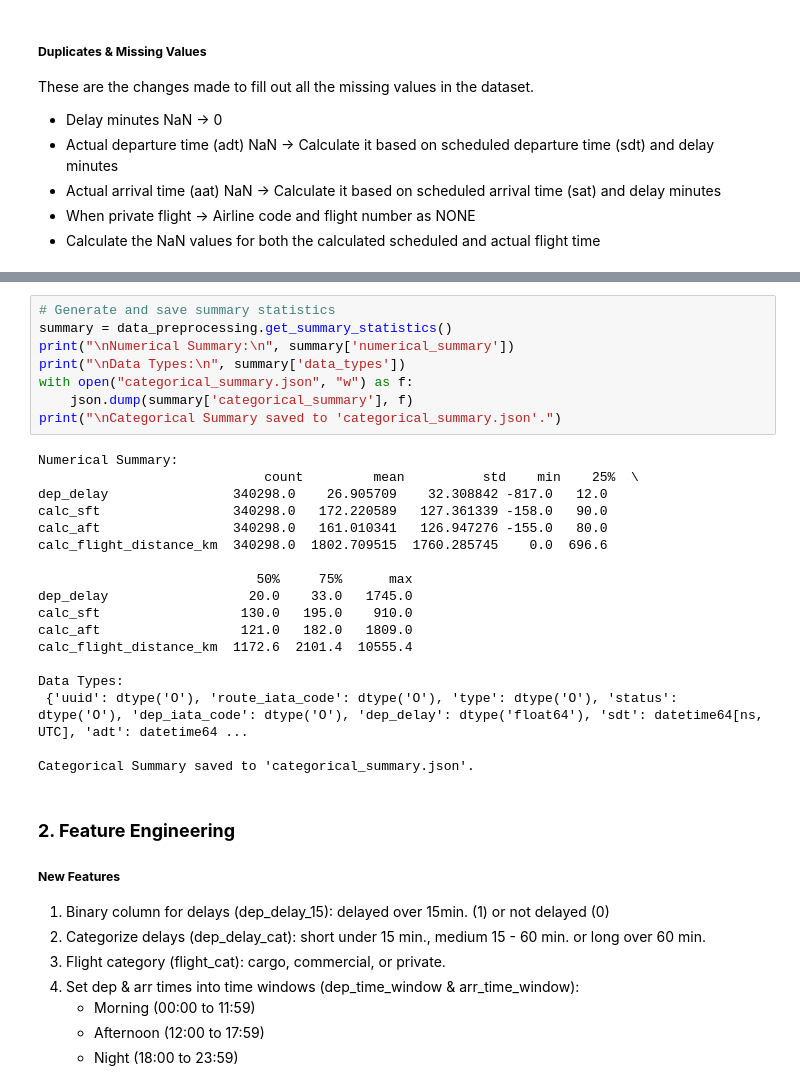
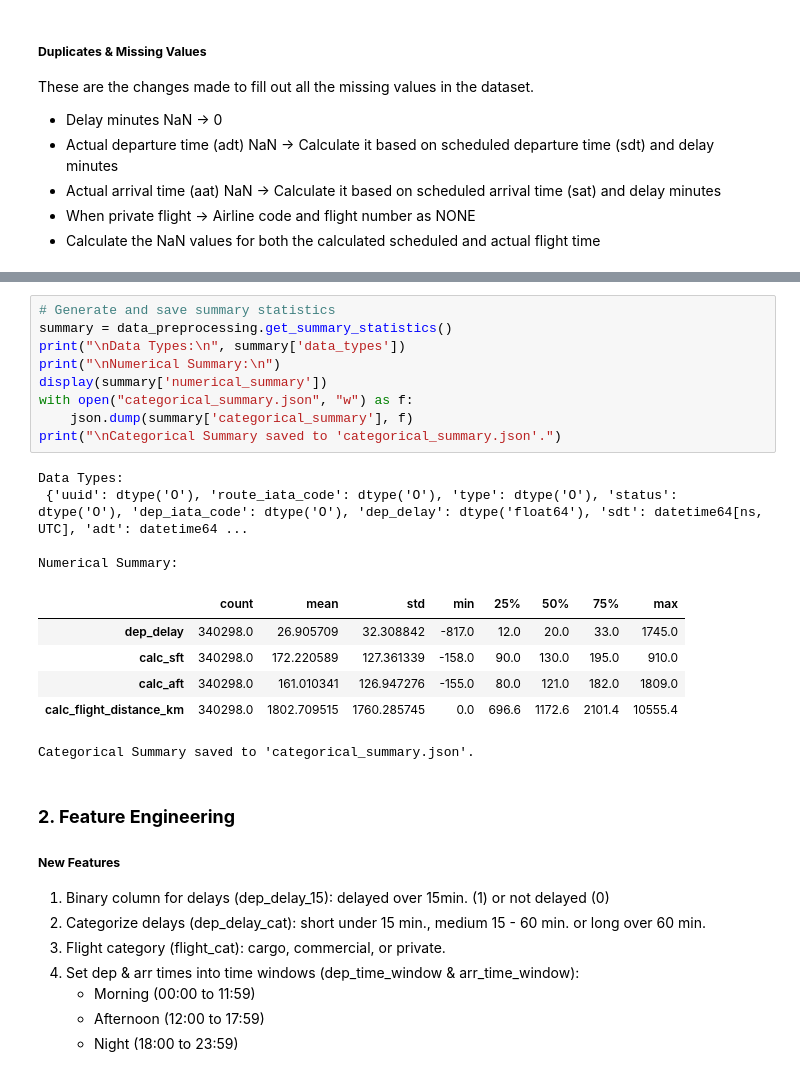
Before and after one commit to DT-Service-Consulting/avstats, a Jupyter notebook: avstats/AvStats_EDA.ipynb, the cells around one changed output, grey strips where cells are left out. Saved outputs shown, nothing was run; the diff lists cells and outputs as text.

```diff
--- a/avstats/AvStats_EDA.ipynb
+++ b/avstats/AvStats_EDA.ipynb
@@ -89,29 +90,23 @@ Series([], dtype: int64)
 # %%
 # Generate and save summary statistics
 summary = data_preprocessing.get_summary_statistics()
-print("\nNumerical Summary:\n", summary['numerical_summary'])
 print("\nData Types:\n", summary['data_types'])
+print("\nNumerical Summary:\n")
+display(summary['numerical_summary'])
 with open("categorical_summary.json", "w") as f:
     json.dump(summary['categorical_summary'], f)
 print("\nCategorical Summary saved to 'categorical_summary.json'.")
 # %% [output]
-Numerical Summary:
-                             count         mean          std    min    25%  \
-dep_delay                340298.0    26.905709    32.308842 -817.0   12.0
-calc_sft                 340298.0   172.220589   127.361339 -158.0   90.0
-calc_aft                 340298.0   161.010341   126.947276 -155.0   80.0
-calc_flight_distance_km  340298.0  1802.709515  1760.285745    0.0  696.6
-
-                            50%     75%      max
-dep_delay                  20.0    33.0   1745.0
-calc_sft                  130.0   195.0    910.0
-calc_aft                  121.0   182.0   1809.0
-calc_flight_distance_km  1172.6  2101.4  10555.4
-
 Data Types:
  {'uuid': dtype('O'), 'route_iata_code': dtype('O'), 'type': dtype('O'), 'status': dtype('O'), 'dep_iata_code': dtype('O'), 'dep_delay': dtype('float64'), 'sdt': datetime64[ns, UTC], 'adt': datetime64 ...
 
-Categorical Summary saved to 'categorical_summary.json'.
+Numerical Summary:
+|  | count | mean | std | min | 25% | 50% | 75% | max |
+| dep_delay | 340298.0 | 26.905709 | 32.308842 | -817.0 | 12.0 | 20.0 | 33.0 | 1745.0 |
+| calc_sft | 340298.0 | 172.220589 | 127.361339 | -158.0 | 90.0 | 130.0 | 195.0 | 910.0 |
+| calc_aft | 340298.0 | 161.010341 | 126.947276 | -155.0 | 80.0 | 121.0 | 182.0 | 1809.0 |
+| calc_flight_distance_km | 340298.0 | 1802.709515 | 1760.285745 | 0.0 | 696.6 | 1172.6 | 2101.4 | 10555.4 |
+Categorical Summary saved to 'categorical_summary.json'.
 # %% [markdown]
 ### **2. Feature Engineering**
 
```
Also changed, not shown: parts of 1 cell of this notebook, 1 other file.
